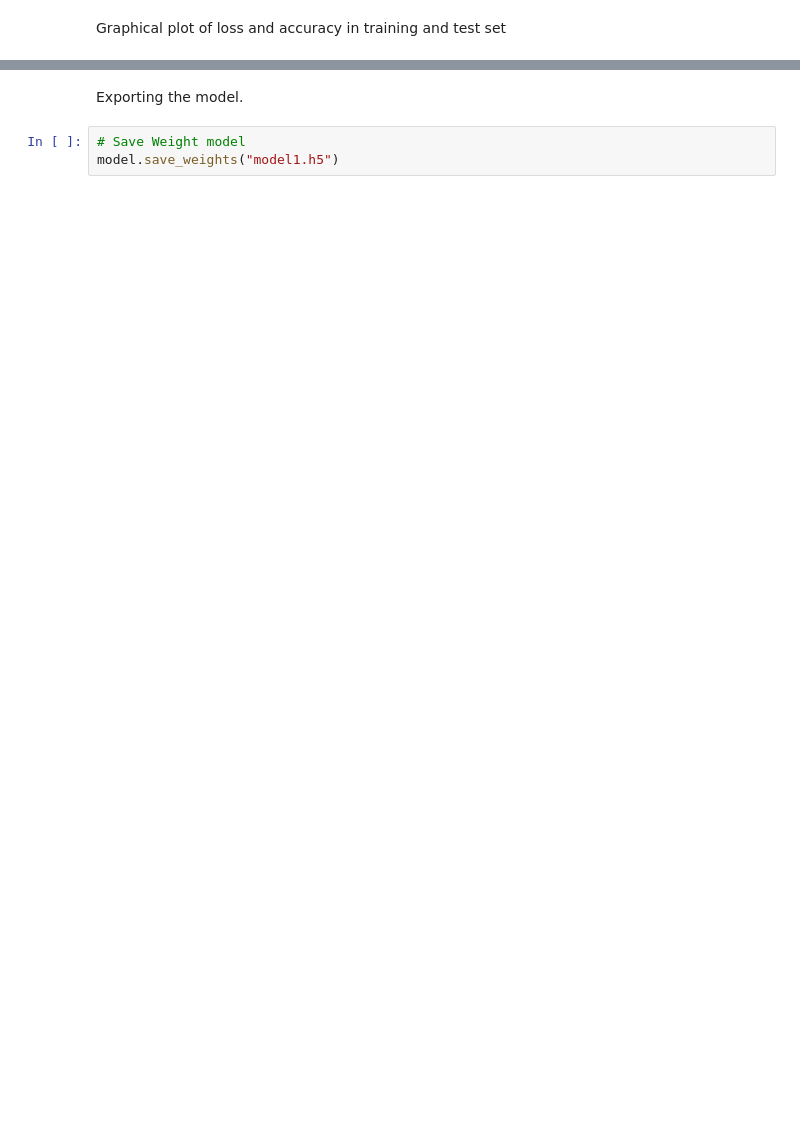
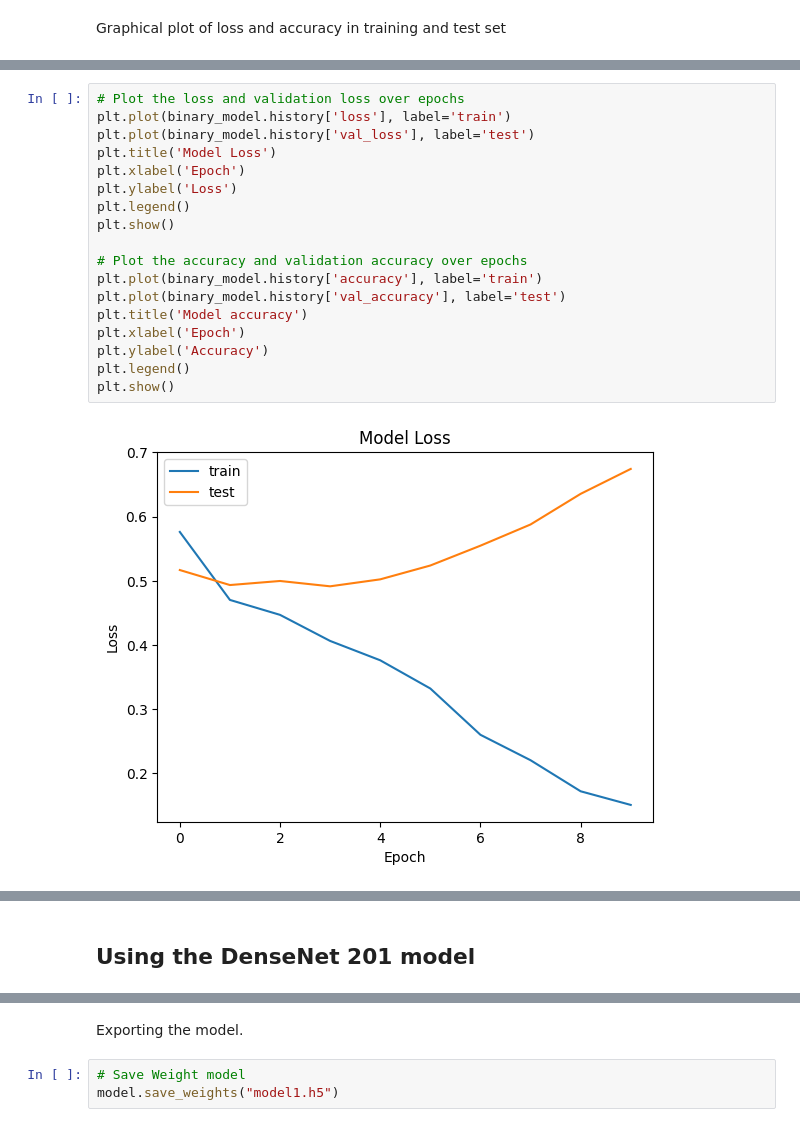
Before and after one commit to TomLeppens99/ADA-Assignment2, a Jupyter notebook: Image_detection.ipynb, the cells around one changed output, grey strips where cells are left out. Cells and saved outputs as stored; diff of their text form; blank space fills up the shorter version.

```diff
--- a/Image_detection.ipynb
+++ b/Image_detection.ipynb
@@ -217,0 +377,20 @@ plt.show()
+# %%
+# Plot the loss and validation loss over epochs
+plt.plot(binary_model.history['loss'], label='train')
+plt.plot(binary_model.history['val_loss'], label='test')
+plt.title('Model Loss')
+plt.xlabel('Epoch')
+plt.ylabel('Loss')
+plt.legend()
+plt.show()
+
+# Plot the accuracy and validation accuracy over epochs
+plt.plot(binary_model.history['accuracy'], label='train')
+plt.plot(binary_model.history['val_accuracy'], label='test')
+plt.title('Model accuracy')
+plt.xlabel('Epoch')
+plt.ylabel('Accuracy')
+plt.legend()
+plt.show()
+# %% [output]
+[figure, added]
@@ -217,0 +398,2 @@ plt.show()
+# %% [markdown]
+## Using the DenseNet 201 model
```
Also changed, not shown: parts of 15 cells of this notebook.
